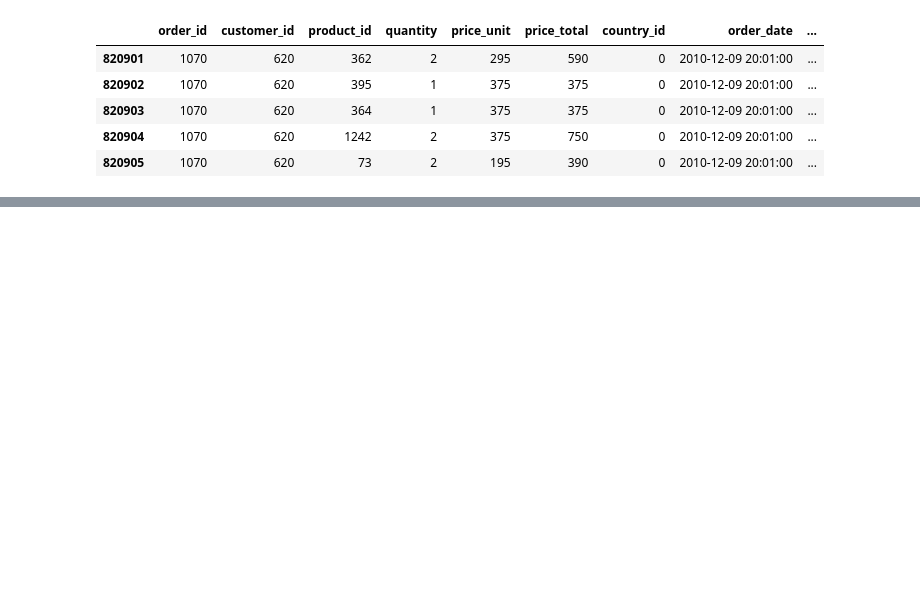
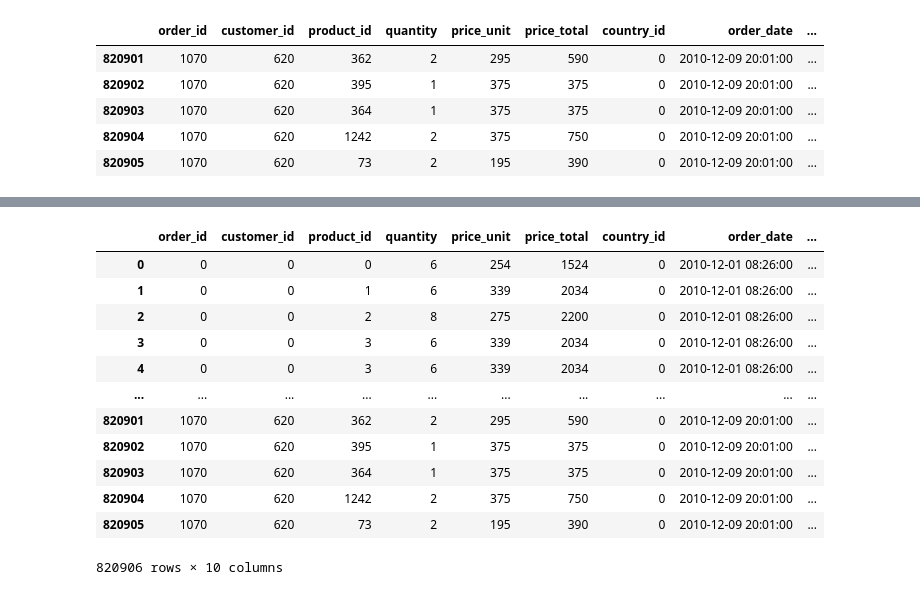
Before and after one commit to rabobahago/Python_ML_Data_Science, a Jupyter notebook: DWthon/read_dataframe.ipynb, the cells around one changed output, grey strips where cells are left out. Saved outputs shown, nothing was run; the diff lists cells and outputs as text; code cells hidden in the pictures; blank space fills up the shorter version.

```diff
--- a/DWthon/read_dataframe.ipynb
+++ b/DWthon/read_dataframe.ipynb
@@ -135,0 +169,18 @@ df.loc[df.shape[0]-5:df.shape[0]]
+# %%
+df['percentage_price'] = (df['price_total'] / len(df['price_total'])*100)
+# %%
+df
+# %% [output]
+|  | order_id | customer_id | product_id | quantity | price_unit | price_total | country_id | order_date | ... |
+| 0 | 0 | 0 | 0 | 6 | 254 | 1524 | 0 | 2010-12-01 08:26:00 | ... |
+| 1 | 0 | 0 | 1 | 6 | 339 | 2034 | 0 | 2010-12-01 08:26:00 | ... |
+| 2 | 0 | 0 | 2 | 8 | 275 | 2200 | 0 | 2010-12-01 08:26:00 | ... |
+| 3 | 0 | 0 | 3 | 6 | 339 | 2034 | 0 | 2010-12-01 08:26:00 | ... |
+| 4 | 0 | 0 | 3 | 6 | 339 | 2034 | 0 | 2010-12-01 08:26:00 | ... |
+| ... | ... | ... | ... | ... | ... | ... | ... | ... | ... |
+| 820901 | 1070 | 620 | 362 | 2 | 295 | 590 | 0 | 2010-12-09 20:01:00 | ... |
+| 820902 | 1070 | 620 | 395 | 1 | 375 | 375 | 0 | 2010-12-09 20:01:00 | ... |
+| 820903 | 1070 | 620 | 364 | 1 | 375 | 375 | 0 | 2010-12-09 20:01:00 | ... |
+| 820904 | 1070 | 620 | 1242 | 2 | 375 | 750 | 0 | 2010-12-09 20:01:00 | ... |
+| 820905 | 1070 | 620 | 73 | 2 | 195 | 390 | 0 | 2010-12-09 20:01:00 | ... |
+820906 rows × 10 columns
```
Also changed, not shown: parts of 4 cells of this notebook.
